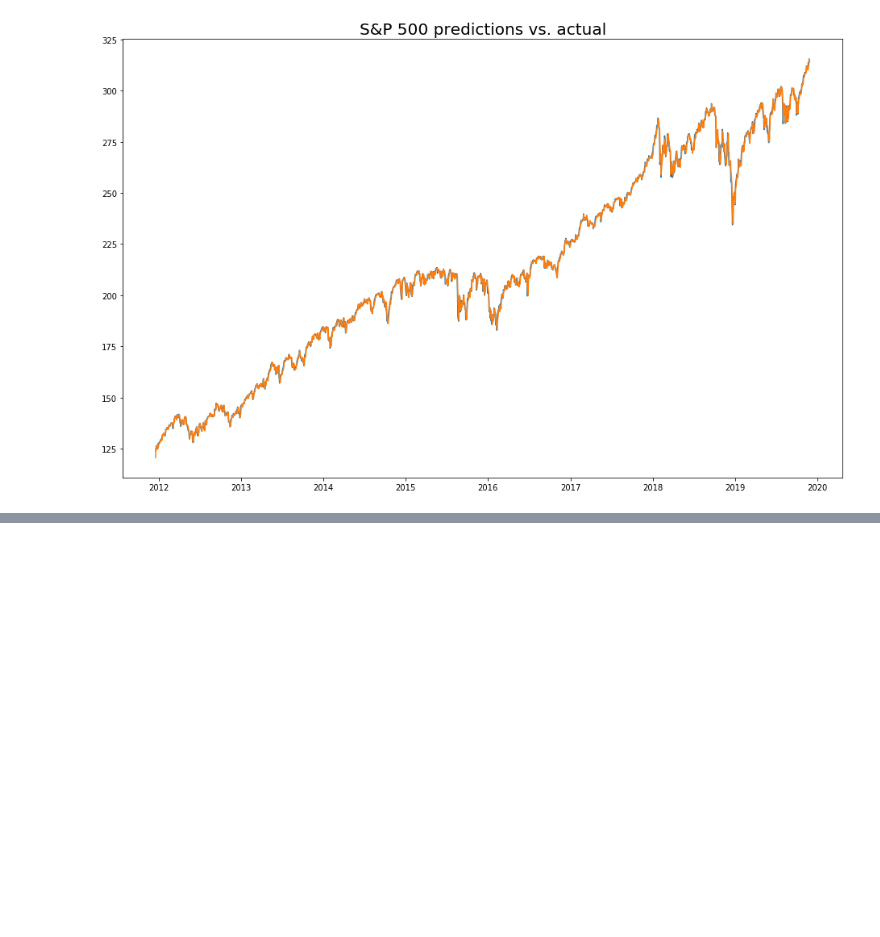
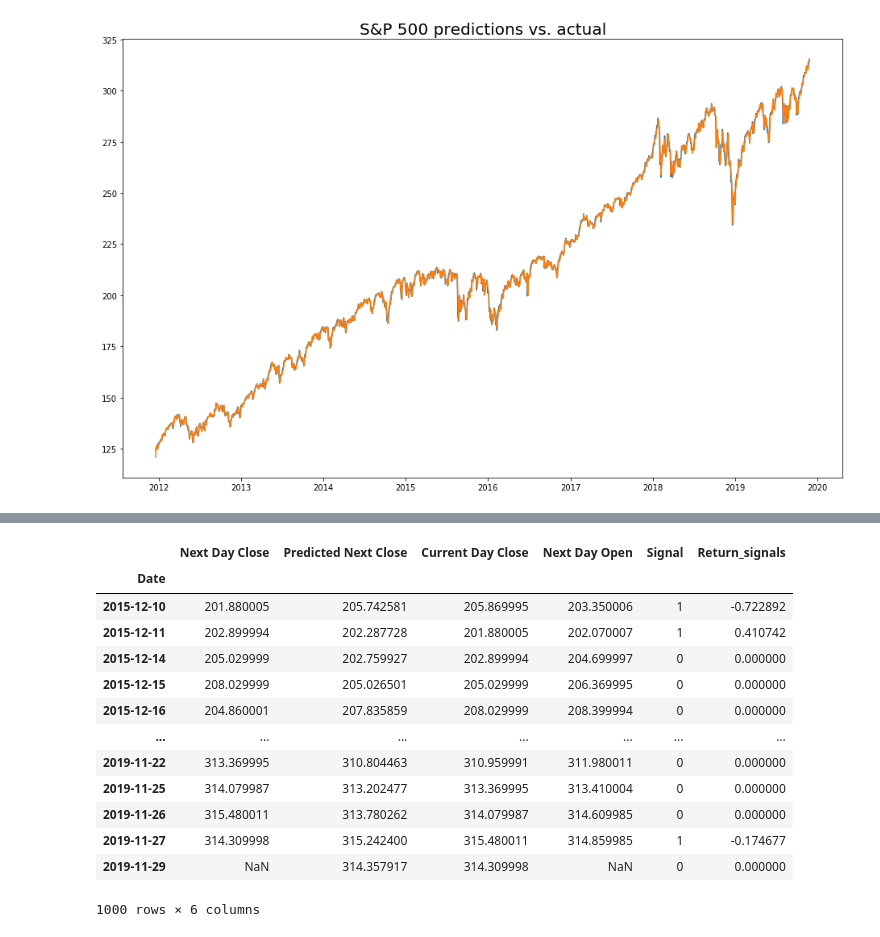
Before and after one commit to ylee9107/ML_App_ForecastStockMarket, a Jupyter notebook: ML_App_StockMarketForecast.ipynb, the cells around one changed output, grey strips where cells are left out. Cells and saved outputs as stored; diff of their text form; code cells hidden in the pictures; blank space fills up the shorter version.

```diff
--- a/ML_App_StockMarketForecast.ipynb
+++ b/ML_App_StockMarketForecast.ipynb
@@ -673,0 +681,16 @@ To take a look at the performance of the model, a
+# %%
+# Additional Data Point: Open Price and Closing Price
+
+# Take the last 1000 rows of the closing price:
+CurrentDayClose_df = spy_2000_df[['Close']].iloc[-1000:]
+
+# Take the last 1000 rows of the opening price and shift it a day back:
+NextDayOpen_df = spy_2000_df[['Open']].iloc[-1000:].shift(-1)
+# %%
+# Merge the additional Data Points with the 'compare_preds_df':
+temp_df1 = pd.merge(compare_preds_df, CurrentDayClose_df, left_index=True, right_index=True)
+
+temp_df2 = pd.merge(temp_df1, NextDayOpen_df, left_index=True, right_index=True)
+
+# Set the Column Names:
+temp_df2.columns = ['Next Day Close', 'Predicted Next Close', 'Current Day Close', 'Next Day Open']
@@ -673,0 +721,41 @@ To take a look at the performance of the model, a
+# %%
+# User defined Func:
+# 1 - Set the signal for trade:
+def get_signal(dataset):
+    if ( dataset['Predicted Next Close'] > dataset['Next Day Open'] ):
+        return 1
+    else:
+        return 0
+
+# 2 - Func. to calc the return for signals that are set to 1:
+def get_return(dataset):
+    if ( dataset['Signal'] == 1 ):
+        return ( (dataset['Next Day Close'] - dataset['Next Day Open']) / dataset['Next Day Open'] ) * 100
+    else:
+        return 0
+# %%
+# Apply the functions above to the dataset:
+
+# Set the Signals:
+temp_df2 = temp_df2.assign(Signal = temp_df2.apply(get_signal, axis = 1))
+
+# Calc the return (Profit and Loss) for signals that are set to 1:
+temp_df2 = temp_df2.assign(Return_signals = temp_df2.apply(get_return, axis = 1))
+# %%
+# Inspect:
+temp_df2
+# %% [output]
+|  | Next Day Close | Predicted Next Close | Current Day Close | Next Day Open | Signal | Return_signals |
+| Date |  |  |  |  |  |  |
+| 2015-12-10 | 201.880005 | 205.742581 | 205.869995 | 203.350006 | 1 | -0.722892 |
+| 2015-12-11 | 202.899994 | 202.287728 | 201.880005 | 202.070007 | 1 | 0.410742 |
+| 2015-12-14 | 205.029999 | 202.759927 | 202.899994 | 204.699997 | 0 | 0.000000 |
+| 2015-12-15 | 208.029999 | 205.026501 | 205.029999 | 206.369995 | 0 | 0.000000 |
+| 2015-12-16 | 204.860001 | 207.835859 | 208.029999 | 208.399994 | 0 | 0.000000 |
+| ... | ... | ... | ... | ... | ... | ... |
+| 2019-11-22 | 313.369995 | 310.804463 | 310.959991 | 311.980011 | 0 | 0.000000 |
+| 2019-11-25 | 314.079987 | 313.202477 | 313.369995 | 313.410004 | 0 | 0.000000 |
+| 2019-11-26 | 315.480011 | 313.780262 | 314.079987 | 314.609985 | 0 | 0.000000 |
+| 2019-11-27 | 314.309998 | 315.242400 | 315.480011 | 314.859985 | 1 | -0.174677 |
+| 2019-11-29 | NaN | 314.357917 | 314.309998 | NaN | 0 | 0.000000 |
+1000 rows × 6 columns
```
Also changed, not shown: parts of 30 cells of this notebook.
